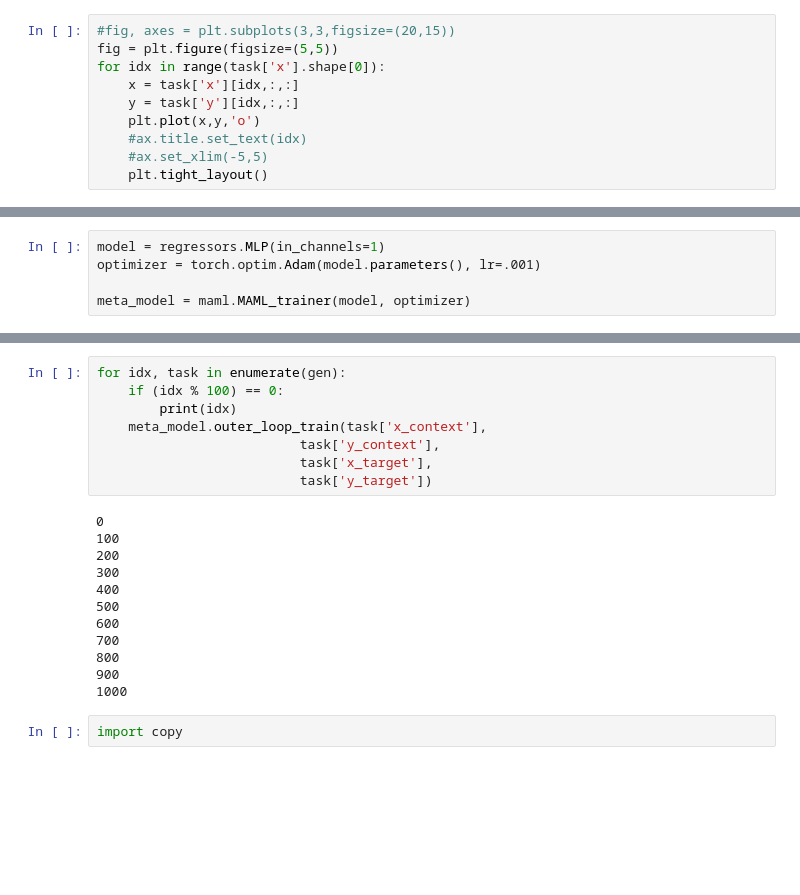
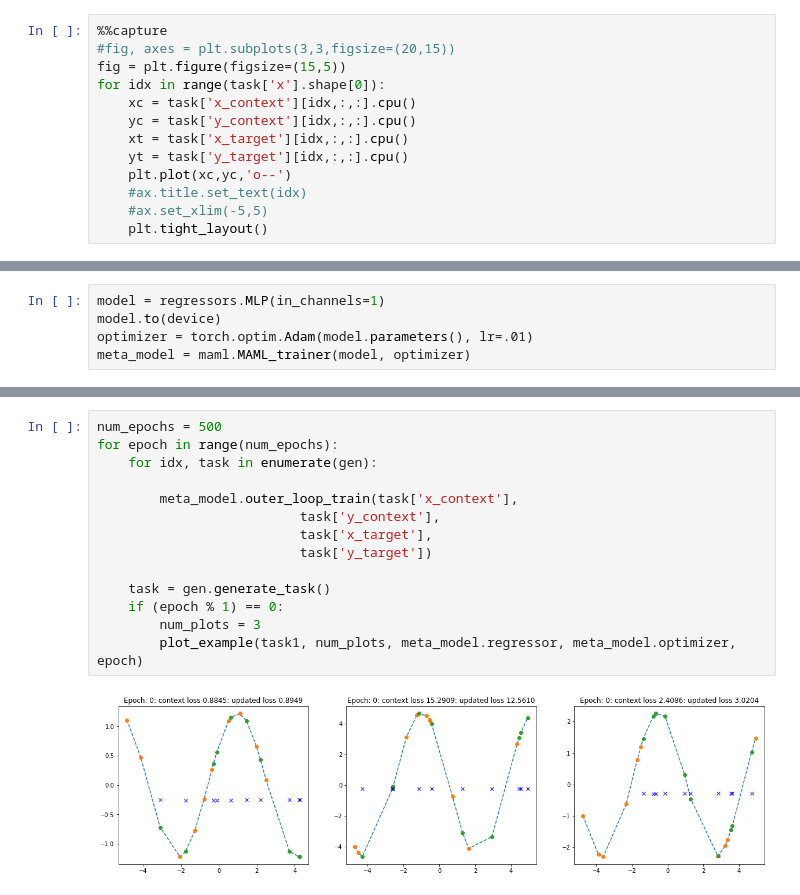
Before and after one commit to KenzaxTazi/malm4mlmi4, a Jupyter notebook: Regression/regression.ipynb, the cells around one changed output, grey strips where cells are left out. Cells and saved outputs as stored; diff of their text form; blank space fills up the shorter version.

```diff
--- a/Regression/regression.ipynb
+++ b/Regression/regression.ipynb
@@ -21,10 +48,13 @@ task = gen.generate_task()
 # %%
+%%capture
 #fig, axes = plt.subplots(3,3,figsize=(20,15))
-fig = plt.figure(figsize=(5,5))
+fig = plt.figure(figsize=(15,5))
 for idx in range(task['x'].shape[0]):
-    x = task['x'][idx,:,:]
-    y = task['y'][idx,:,:]
-    plt.plot(x,y,'o')
+    xc = task['x_context'][idx,:,:].cpu()
+    yc = task['y_context'][idx,:,:].cpu()
+    xt = task['x_target'][idx,:,:].cpu()
+    yt = task['y_target'][idx,:,:].cpu()
+    plt.plot(xc,yc,'o--')
     #ax.title.set_text(idx)
     #ax.set_xlim(-5,5)
     plt.tight_layout()
@@ -33,5 +61,5 @@ for idx in range(task['x'].shape[0]):
 # %%
 model = regressors.MLP(in_channels=1)
-optimizer = torch.optim.Adam(model.parameters(), lr=.001)
-
+model.to(device)
+optimizer = torch.optim.Adam(model.parameters(), lr=.01)
 meta_model = maml.MAML_trainer(model, optimizer)
@@ -38,22 +135,16 @@ meta_model = maml.MAML_trainer(model, optimizer)
 # %%
-for idx, task in enumerate(gen):
-    if (idx % 100) == 0:
-        print(idx)
-    meta_model.outer_loop_train(task['x_context'],
+num_epochs = 500
+for epoch in range(num_epochs):
+    for idx, task in enumerate(gen):
+
+        meta_model.outer_loop_train(task['x_context'],
                           task['y_context'],
                           task['x_target'],
                           task['y_target'])
+
+    task = gen.generate_task()
+    if (epoch % 1) == 0:
+        num_plots = 3
+        plot_example(task1, num_plots, meta_model.regressor, meta_model.optimizer, epoch)
 # %% [output]
-0
-100
-200
-300
-400
-500
-600
-700
-800
-900
-1000
+[figure, added]
-# %%
-import copy
```
Also changed, not shown: parts of 8 cells of this notebook, 4 other files.
